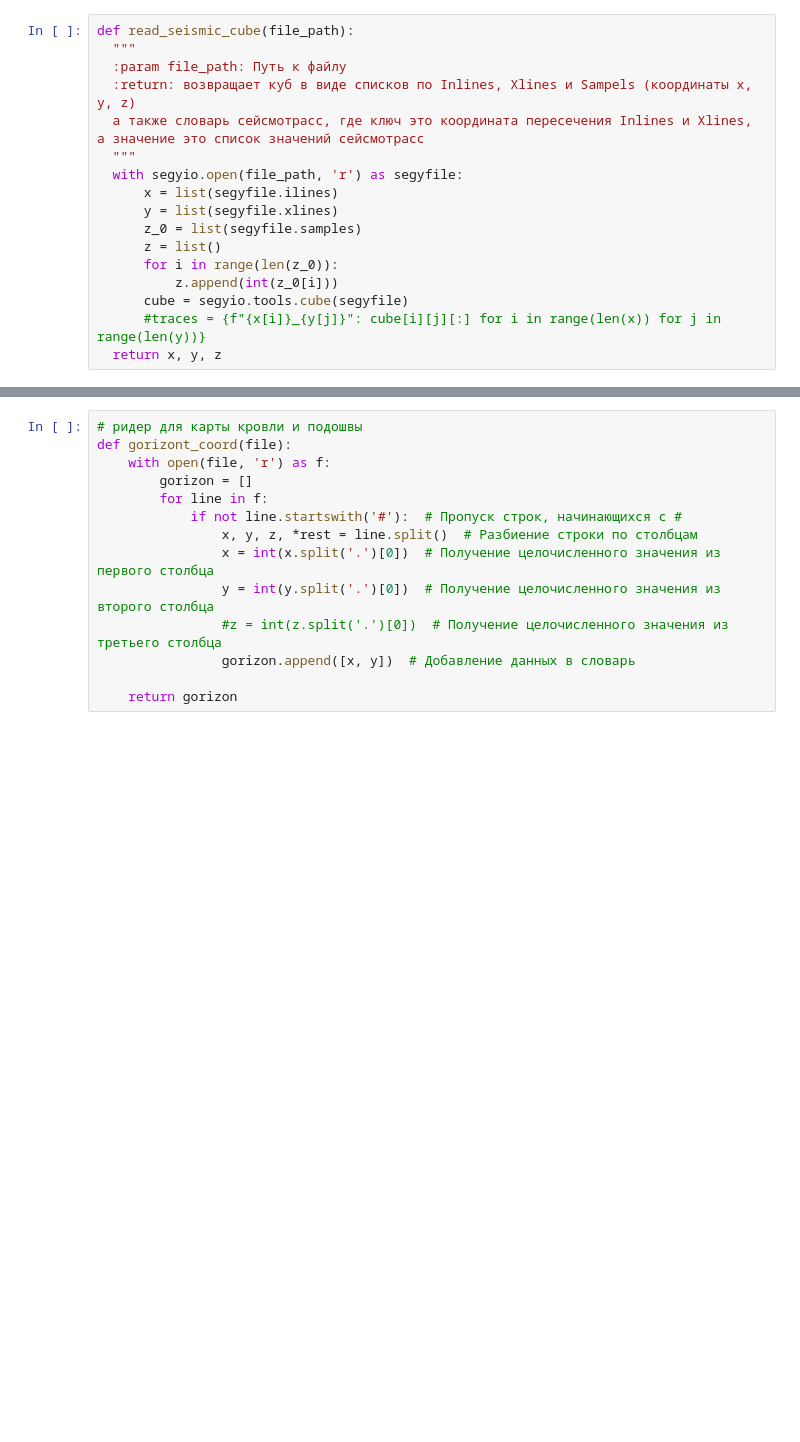
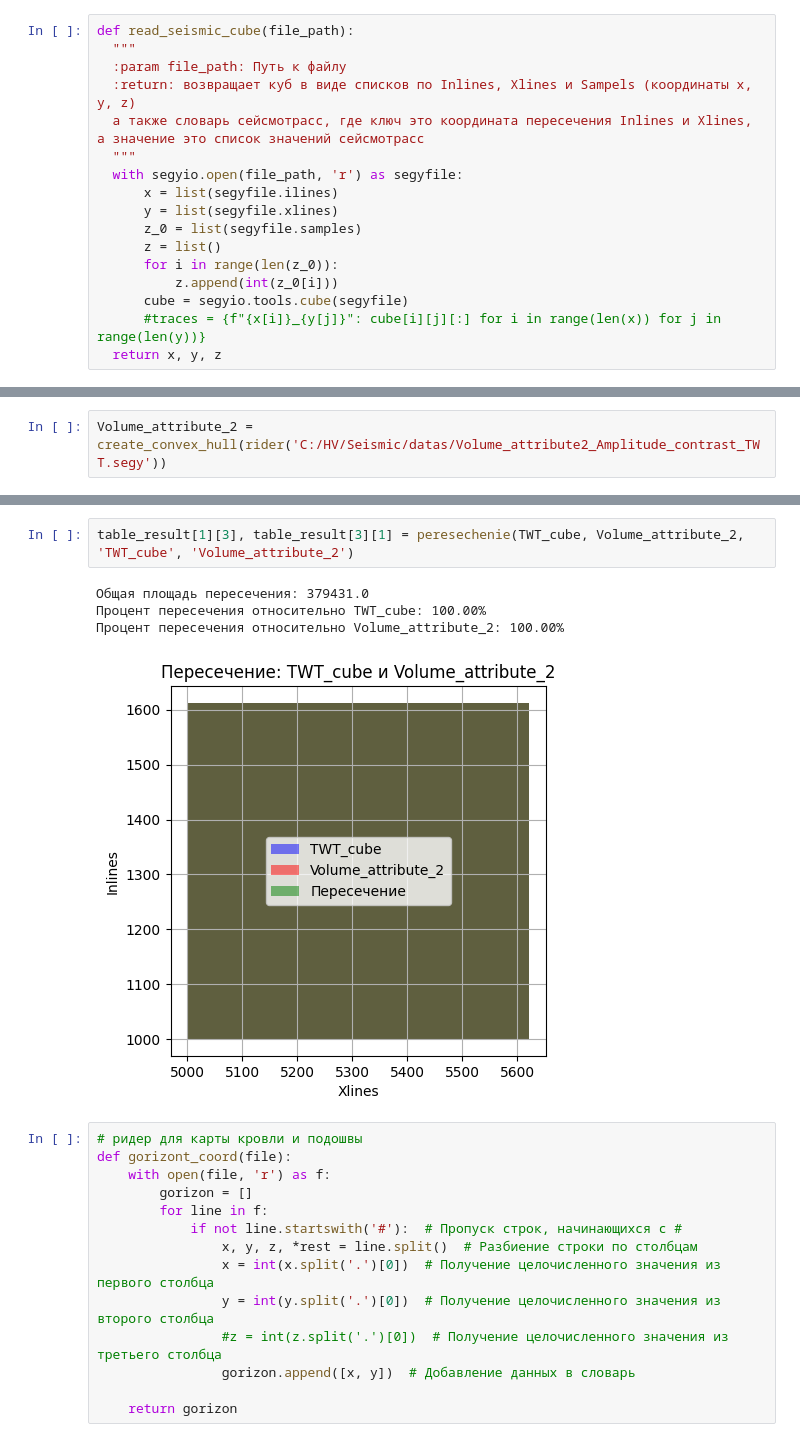
Before and after one commit to KosterioKim/Seisma, a Jupyter notebook: 2.17_korrektnoste_mashtaba.ipynb, the cells around one changed output, grey strips where cells are left out. Saved outputs shown, nothing was run; the diff lists cells and outputs as text; blank space fills up the shorter version.

```diff
--- a/2.17_korrektnoste_mashtaba.ipynb
+++ b/2.17_korrektnoste_mashtaba.ipynb
@@ -56,0 +174,2 @@ real_cube = extract_segy_data(file_path)
+# %%
+Volume_attribute_2 = create_convex_hull(rider('C:/HV/Seismic/datas/Volume_attribute2_Amplitude_contrast_TWT.segy'))
@@ -57,3 +184,10 @@ real_cube = extract_segy_data(file_path)
+# %%
+table_result[1][3], table_result[3][1] = peresechenie(TWT_cube, Volume_attribute_2, 'TWT_cube', 'Volume_attribute_2')
+# %% [output]
+Общая площадь пересечения: 379431.0
+Процент пересечения относительно TWT_cube: 100.00%
+Процент пересечения относительно Volume_attribute_2: 100.00%
+[figure, added]
 # %%
 # ридер для карты кровли и подошвы
 def gorizont_coord(file):
```
Also changed, not shown: parts of 38 cells of this notebook, 1 other file.
